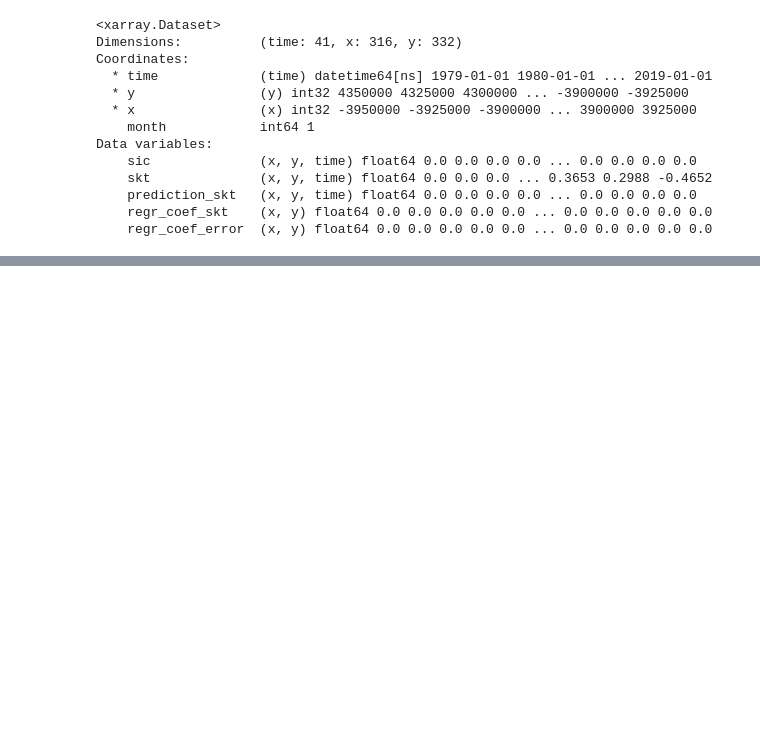
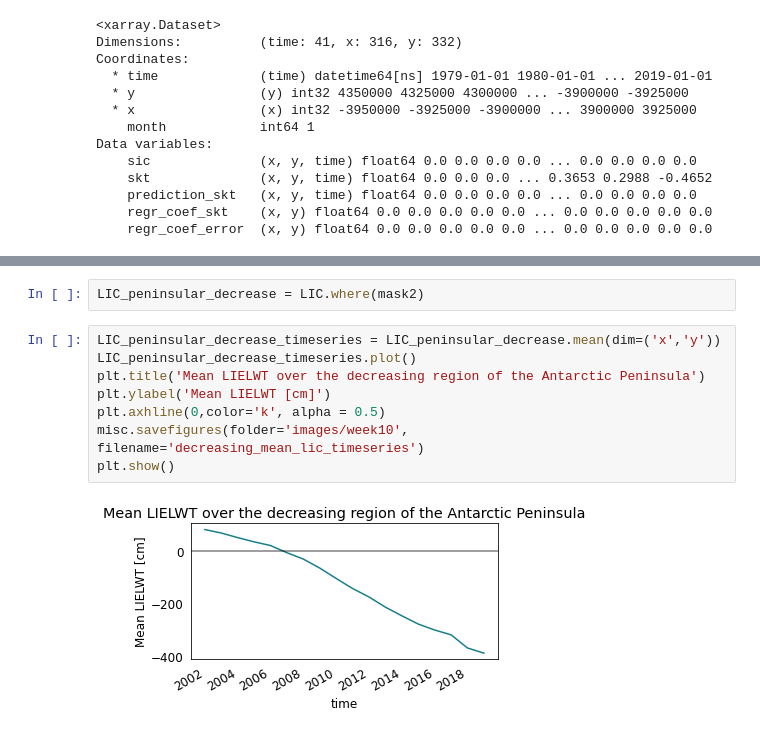
Before and after one commit to hjelleyman/Antarctica-M.2, a Jupyter notebook: Week 10.ipynb, the cells around one changed output, grey strips where cells are left out. Cells and saved outputs as stored; diff of their text form; blank space fills up the shorter version.

```diff
--- a/Week 10.ipynb
+++ b/Week 10.ipynb
@@ -81,0 +149,12 @@ ValueError: math domain error
+# %%
+LIC_peninsular_decrease = LIC.where(mask2)
+# %%
+LIC_peninsular_decrease_timeseries = LIC_peninsular_decrease.mean(dim=('x','y'))
+LIC_peninsular_decrease_timeseries.plot()
+plt.title('Mean LIELWT over the decreasing region of the Antarctic Peninsula')
+plt.ylabel('Mean LIELWT [cm]')
+plt.axhline(0,color='k', alpha = 0.5)
+misc.savefigures(folder='images/week10', filename='decreasing_mean_lic_timeseries')
+plt.show()
+# %% [output]
+[figure, added]
```
Also changed, not shown: parts of 18 cells of this notebook, 7 other files.
